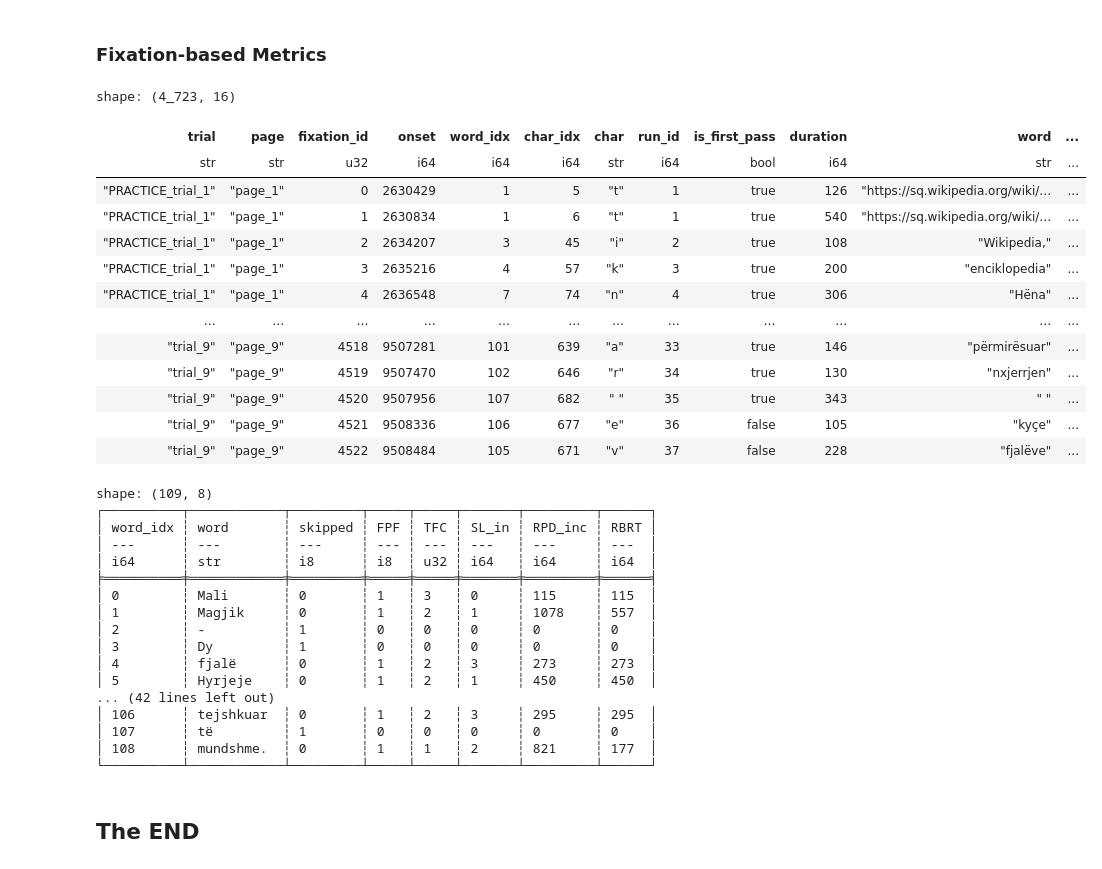
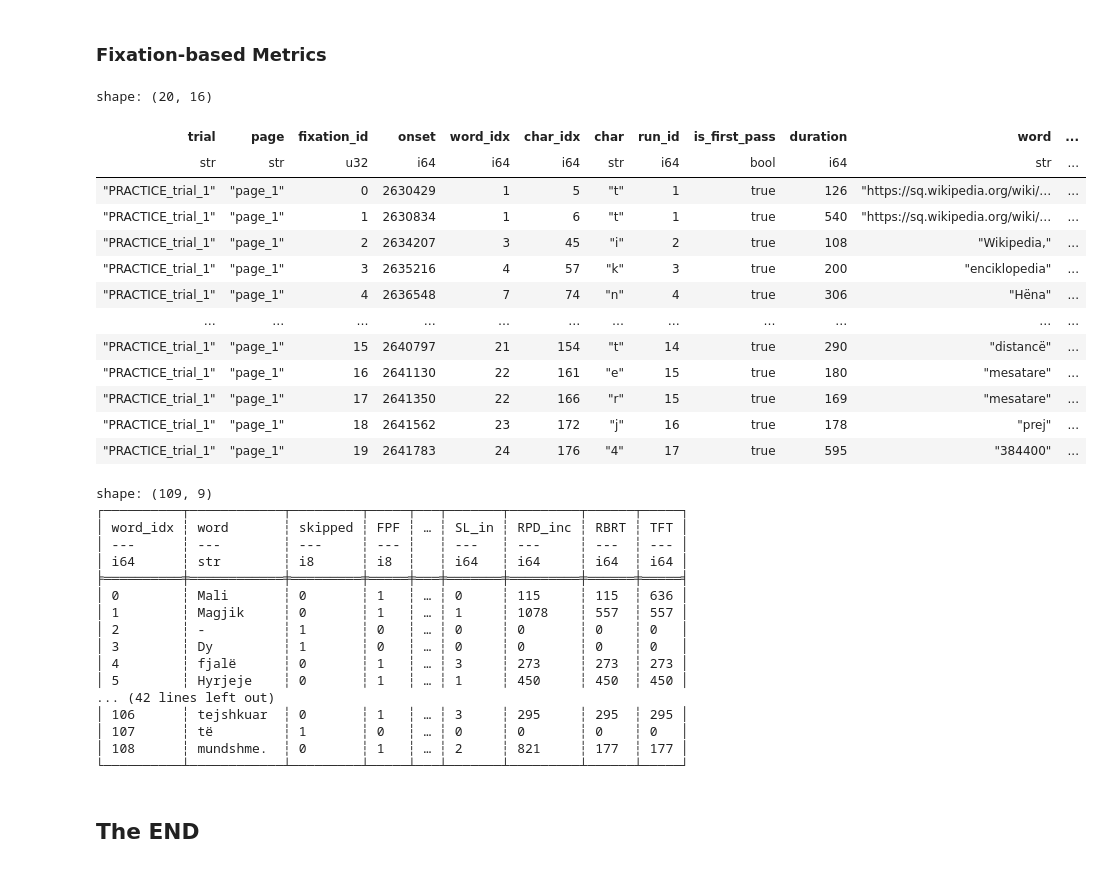
Before and after one commit to MultiplEYE-COST/multipleye-preprocessing, a Jupyter notebook: preprocessing.ipynb, the cells around one changed output. Saved outputs shown, nothing was run; the diff lists cells and outputs as text; code cells hidden in the pictures.

```diff
--- a/preprocessing.ipynb
+++ b/preprocessing.ipynb
@@ -45,7 +50,7 @@ asc = sess.asc_path
 output_folder = preprocessed_data_folder / idf
 output_folder.mkdir(parents=True, exist_ok=True)
 # %%
-gaze = peyepeline.load_gaze_data(
+gaze = preprocessing.load_gaze_data(
     asc_file=asc,
     lab_config=sess.lab_config,
     session_idf=idf,
@@ -125,22 +191,22 @@ all_tokens = all_tokens_from_aois(aois_clean, trial=trial_label)
 # %%
 # create a fixation table
 fixation_table = annotate_fixations(gaze.events.frame)
-fixation_table
+fixation_table.head(20)
 # %% [output]
-shape: (4_723, 16)
+shape: (20, 16)
 | trial | page | fixation_id | onset | word_idx | char_idx | char | run_id | is_first_pass | duration | word | ... |
 | str | str | u32 | i64 | i64 | i64 | str | i64 | bool | i64 | str | ... |
 | "PRACTICE_trial_1" | "page_1" | 0 | 2630429 | 1 | 5 | "t" | 1 | true | 126 | "https://sq.wikipedia.org/wiki/… | ... |
 | "PRACTICE_trial_1" | "page_1" | 1 | 2630834 | 1 | 6 | "t" | 1 | true | 540 | "https://sq.wikipedia.org/wiki/… | ... |
 | "PRACTICE_trial_1" | "page_1" | 2 | 2634207 | 3 | 45 | "i" | 2 | true | 108 | "Wikipedia," | ... |
 | "PRACTICE_trial_1" | "page_1" | 3 | 2635216 | 4 | 57 | "k" | 3 | true | 200 | "enciklopedia" | ... |
 | "PRACTICE_trial_1" | "page_1" | 4 | 2636548 | 7 | 74 | "n" | 4 | true | 306 | "Hëna" | ... |
 | … | … | … | … | … | … | … | … | … | … | … | ... |
-| "trial_9" | "page_9" | 4518 | 9507281 | 101 | 639 | "a" | 33 | true | 146 | "përmirësuar" | ... |
-| "trial_9" | "page_9" | 4519 | 9507470 | 102 | 646 | "r" | 34 | true | 130 | "nxjerrjen" | ... |
-| "trial_9" | "page_9" | 4520 | 9507956 | 107 | 682 | " " | 35 | true | 343 | " " | ... |
-| "trial_9" | "page_9" | 4521 | 9508336 | 106 | 677 | "e" | 36 | false | 105 | "kyçe" | ... |
-| "trial_9" | "page_9" | 4522 | 9508484 | 105 | 671 | "v" | 37 | false | 228 | "fjalëve" | ... |
+| "PRACTICE_trial_1" | "page_1" | 15 | 2640797 | 21 | 154 | "t" | 14 | true | 290 | "distancë" | ... |
+| "PRACTICE_trial_1" | "page_1" | 16 | 2641130 | 22 | 161 | "e" | 15 | true | 180 | "mesatare" | ... |
+| "PRACTICE_trial_1" | "page_1" | 17 | 2641350 | 22 | 166 | "r" | 15 | true | 169 | "mesatare" | ... |
+| "PRACTICE_trial_1" | "page_1" | 18 | 2641562 | 23 | 172 | "j" | 16 | true | 178 | "prej" | ... |
+| "PRACTICE_trial_1" | "page_1" | 19 | 2641783 | 24 | 176 | "4" | 17 | true | 595 | "384400" | ... |
 # %%
 #  annotate skipped words based on fixation table and all tokens
 words_with_skip = mark_skipped_tokens(all_tokens, fixation_table)
@@ -153,25 +219,25 @@ word_level_table = build_word_level_table(
 # %%
 with pl.Config(tbl_rows=50):
     print(word_level_table.filter(pl.col("page") == "page_1").select([
-        "word_idx", "word", "skipped", "FPF", "TFC", "SL_in", "RPD_inc", "RBRT"
+        "word_idx", "word", "skipped", "FPF", "TFC", "SL_in", "RPD_inc", "RBRT", "TFT"
     ]))
 # %% [output]
-shape: (109, 8)
-┌──────────┬────────────┬─────────┬─────┬─────┬───────┬─────────┬──────┐
-│ word_idx ┆ word       ┆ skipped ┆ FPF ┆ TFC ┆ SL_in ┆ RPD_inc ┆ RBRT │
-│ ---      ┆ ---        ┆ ---     ┆ --- ┆ --- ┆ ---   ┆ ---     ┆ ---  │
-│ i64      ┆ str        ┆ i8      ┆ i8  ┆ u32 ┆ i64   ┆ i64     ┆ i64  │
-╞══════════╪════════════╪═════════╪═════╪═════╪═══════╪═════════╪══════╡
-│ 0        ┆ Mali       ┆ 0       ┆ 1   ┆ 3   ┆ 0     ┆ 115     ┆ 115  │
-│ 1        ┆ Magjik     ┆ 0       ┆ 1   ┆ 2   ┆ 1     ┆ 1078    ┆ 557  │
-│ 2        ┆ -          ┆ 1       ┆ 0   ┆ 0   ┆ 0     ┆ 0       ┆ 0    │
-│ 3        ┆ Dy         ┆ 1       ┆ 0   ┆ 0   ┆ 0     ┆ 0       ┆ 0    │
-│ 4        ┆ fjalë      ┆ 0       ┆ 1   ┆ 2   ┆ 3     ┆ 273     ┆ 273  │
-│ 5        ┆ Hyrjeje    ┆ 0       ┆ 1   ┆ 2   ┆ 1     ┆ 450     ┆ 450  │
+shape: (109, 9)
+┌──────────┬────────────┬─────────┬─────┬───┬───────┬─────────┬──────┬─────┐
+│ word_idx ┆ word       ┆ skipped ┆ FPF ┆ … ┆ SL_in ┆ RPD_inc ┆ RBRT ┆ TFT │
+│ ---      ┆ ---        ┆ ---     ┆ --- ┆   ┆ ---   ┆ ---     ┆ ---  ┆ --- │
+│ i64      ┆ str        ┆ i8      ┆ i8  ┆   ┆ i64   ┆ i64     ┆ i64  ┆ i64 │
+╞══════════╪════════════╪═════════╪═════╪═══╪═══════╪═════════╪══════╪═════╡
+│ 0        ┆ Mali       ┆ 0       ┆ 1   ┆ … ┆ 0     ┆ 115     ┆ 115  ┆ 636 │
+│ 1        ┆ Magjik     ┆ 0       ┆ 1   ┆ … ┆ 1     ┆ 1078    ┆ 557  ┆ 557 │
+│ 2        ┆ -          ┆ 1       ┆ 0   ┆ … ┆ 0     ┆ 0       ┆ 0    ┆ 0   │
+│ 3        ┆ Dy         ┆ 1       ┆ 0   ┆ … ┆ 0     ┆ 0       ┆ 0    ┆ 0   │
+│ 4        ┆ fjalë      ┆ 0       ┆ 1   ┆ … ┆ 3     ┆ 273     ┆ 273  ┆ 273 │
+│ 5        ┆ Hyrjeje    ┆ 0       ┆ 1   ┆ … ┆ 1     ┆ 450     ┆ 450  ┆ 450 │
 ... (42 lines left out)
-│ 106      ┆ tejshkuar  ┆ 0       ┆ 1   ┆ 2   ┆ 3     ┆ 295     ┆ 295  │
-│ 107      ┆ të         ┆ 1       ┆ 0   ┆ 0   ┆ 0     ┆ 0       ┆ 0    │
-│ 108      ┆ mundshme.  ┆ 0       ┆ 1   ┆ 1   ┆ 2     ┆ 821     ┆ 177  │
-└──────────┴────────────┴─────────┴─────┴─────┴───────┴─────────┴──────┘
+│ 106      ┆ tejshkuar  ┆ 0       ┆ 1   ┆ … ┆ 3     ┆ 295     ┆ 295  ┆ 295 │
+│ 107      ┆ të         ┆ 1       ┆ 0   ┆ … ┆ 0     ┆ 0       ┆ 0    ┆ 0   │
+│ 108      ┆ mundshme.  ┆ 0       ┆ 1   ┆ … ┆ 2     ┆ 821     ┆ 177  ┆ 177 │
+└──────────┴────────────┴─────────┴─────┴───┴───────┴─────────┴──────┴─────┘
 # %% [markdown]
 ## The END
```
Also changed, not shown: parts of 7 cells of this notebook, 3 other files.
